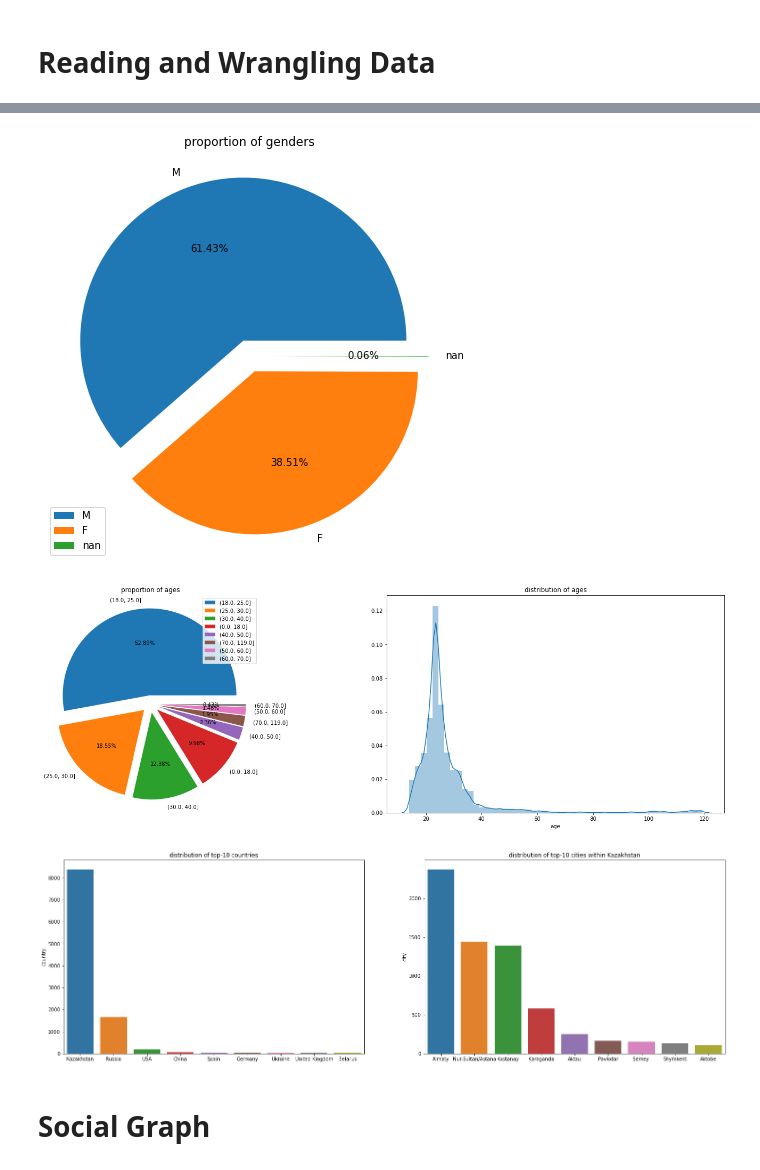
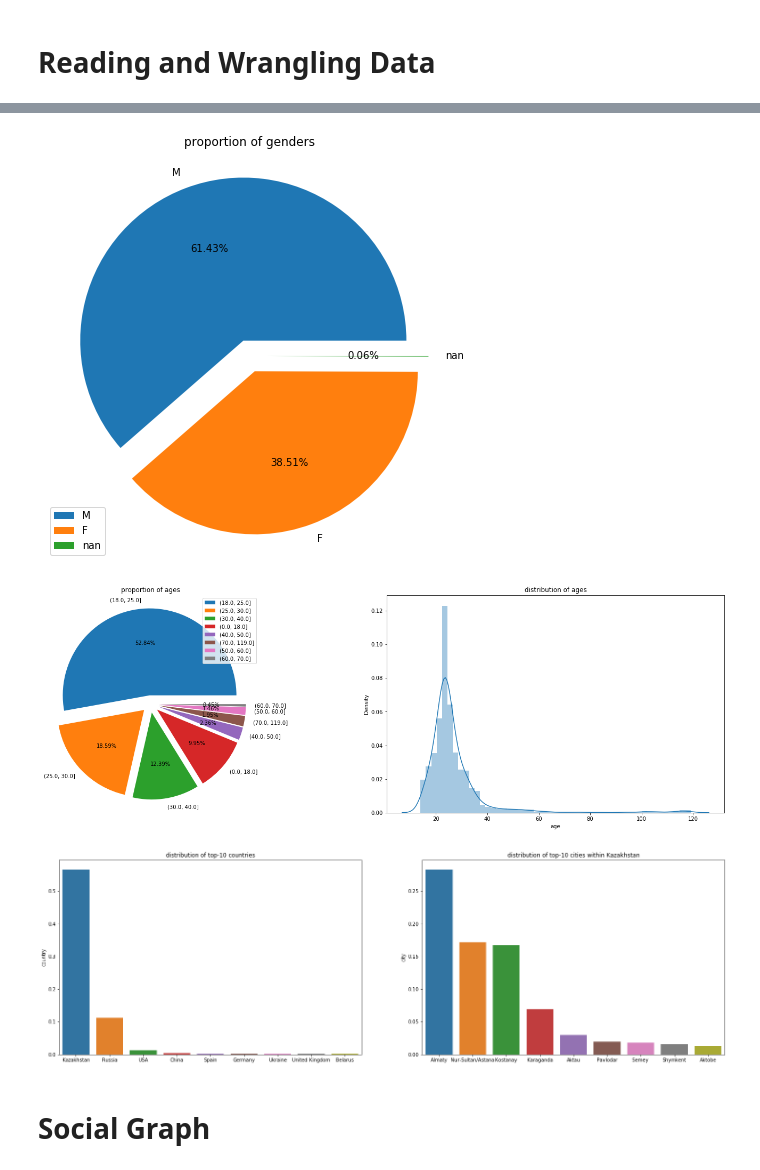
Before and after one commit to ashimovtemirlan/Data_Science, a Jupyter notebook: vk_api/social_graph.ipynb, the cells around one changed output, grey strips where cells are left out. Cells and saved outputs as stored; diff of their text form; code cells hidden in the pictures.

```diff
--- a/vk_api/social_graph.ipynb
+++ b/vk_api/social_graph.ipynb
@@ -22,6 +26,6 @@ def calculate_age(x):
 # %%
 # Reading data
-df_friends = pd.read_csv('data.csv')
+df_friends = pd.read_csv('vk.csv')
 
 # Cleaning data
 ## Dropping "DELETED" accounts
@@ -61,47 +65,47 @@ df_analysis.drop_duplicates(inplace=True)
 
 # Creating DataFrames for plotting graphs
 ## Gender
-df_genders = df_analysis.sex.value_counts(dropna=False)
+df_genders = df_analysis.sex.value_counts(dropna=False, normalize=True)
 ## Age
-df_age_cuts = df_analysis.age_cut.value_counts(dropna=True)
+df_age_cuts = df_analysis.age_cut.value_counts(dropna=True, normalize=True)
 ## Countries
-df_countries = df_analysis.country.value_counts(dropna=False).to_frame()
+df_countries = df_analysis.country.value_counts(dropna=False, normalize=True).to_frame()
 df_countries.sort_values(by='country', ascending=False, inplace=True)
 df_countries = df_countries[:10]
 ## Cities within Kazakhstan
-df_kz_cities = df_analysis.loc[df_analysis.country=='Kazakhstan'].city.value_counts(dropna=False).to_frame()
+df_kz_cities = df_analysis.loc[df_analysis.country=='Kazakhstan'].city.value_counts(dropna=False, normalize=True).to_frame()
 df_kz_cities.sort_values(by='city', ascending=False, inplace=True)
 df_kz_cities = df_kz_cities[:10]
 
 # Graph of "proportion of genders"
 f, ax = plt.subplots(1, 1, figsize=(7.5, 7.5))
 ax.pie(df_genders, labels=df_genders.index, autopct='%1.2f%%', explode=[0.1 for i in range(len(df_genders))])
 ax.legend(); ax.set_title('proportion of genders')
 plt.show()
 
 # Graphs of "proportion of ages" & "distribution of ages"
 f, ax = plt.subplots(1, 2, figsize=(25, 7.5))
 ## "proportion of ages"
 ax[0].pie(df_age_cuts, labels=df_age_cuts.index, autopct='%1.2f%%', explode=[0.1 for i in range(len(df_age_cuts))])
 ax[0].legend(); ax[0].set_title('proportion of ages')
 ## "distribution of ages"
 sns.distplot(df_analysis.age, ax=ax[1])
 ax[1].set_title('distribution of ages')
 plt.show()
 
 # Graphs of "distribution of top-10 countries" & "distribution of top-10 cities within Kazakhstan"
 f, ax = plt.subplots(1, 2, figsize=(25, 7.5))
 ## "distribution of top-10 countries"
 sns.barplot(x=df_countries.index, y='country', data=df_countries, ax=ax[0])
 ax[0].set_title('distribution of top-10 countries')
 ## "distribution of top-10 cities within Kazakhstan"
 sns.barplot(x=df_kz_cities.index, y='city', data=df_kz_cities, ax=ax[1])
 ax[1].set_title('distribution of top-10 cities within Kazakhstan')
 plt.show()
 # %% [output]
 [figure]
-[figure, old version]
+[figure, new version]
-[figure, old version]
+[figure, new version]
 # %% [markdown]
 # Social Graph
 # %% [markdown]
```
Also changed, not shown: parts of 17 cells of this notebook.
